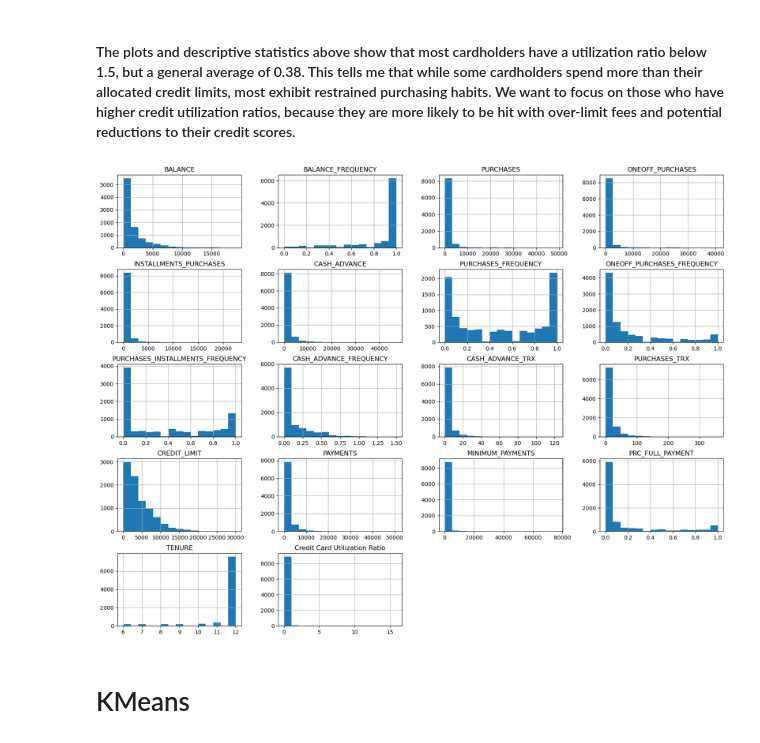
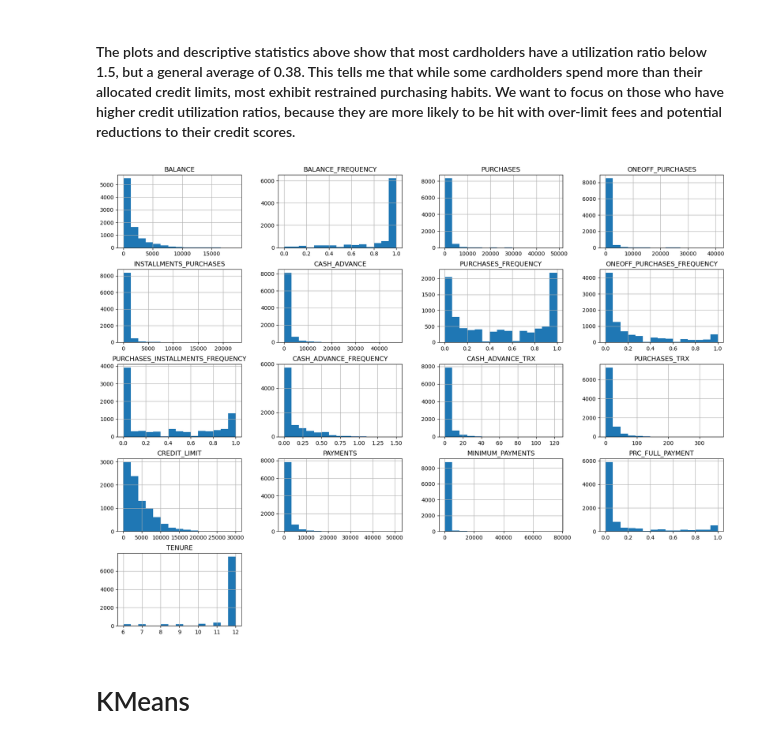
Before and after one commit to akil-h/CC_Clustering, a Jupyter notebook: script.ipynb, the cells around one changed output. Cells and saved outputs as stored; diff of their text form; code cells hidden in the pictures.

```diff
--- a/script.ipynb
+++ b/script.ipynb
@@ -70,6 +70,9 @@ PURCHASES                             0
 BALANCE_FREQUENCY                     0
 TENURE                                0
 dtype: int64
+# %%
+# Pull all numeric features
+num_features = cc_data.select_dtypes(include=np.number).columns
 # %%
 # Let's impute data for instances with NaN values using the KNNImputer transformer
 from sklearn.impute import KNNImputer
@@ -139,12 +143,10 @@ plt.show()
 # %% [markdown]
 #### The plots and descriptive statistics above show that most cardholders have a utilization ratio below 1.5, but a general average of 0.38. This tells me that while some cardholders spend more than their allocated credit limits, most exhibit restrained purchasing habits. We want to focus on those who have higher credit utilization ratios, because they are more likely to be hit with over-limit fees and potential reductions to their credit scores.
 # %%
-# Pull all numeric features
-num_features = imp_data.select_dtypes(include=np.number).columns
 # Feature distributions
 imp_data[num_features].hist(bins = 15, figsize=(20, 15), layout=(5, 4));
 # %% [output]
-[figure, old version]
+[figure, new version]
 # %% [markdown]
 # KMeans
 # %% [markdown]
```
Also changed, not shown: parts of 9 cells of this notebook, 2 other files.
